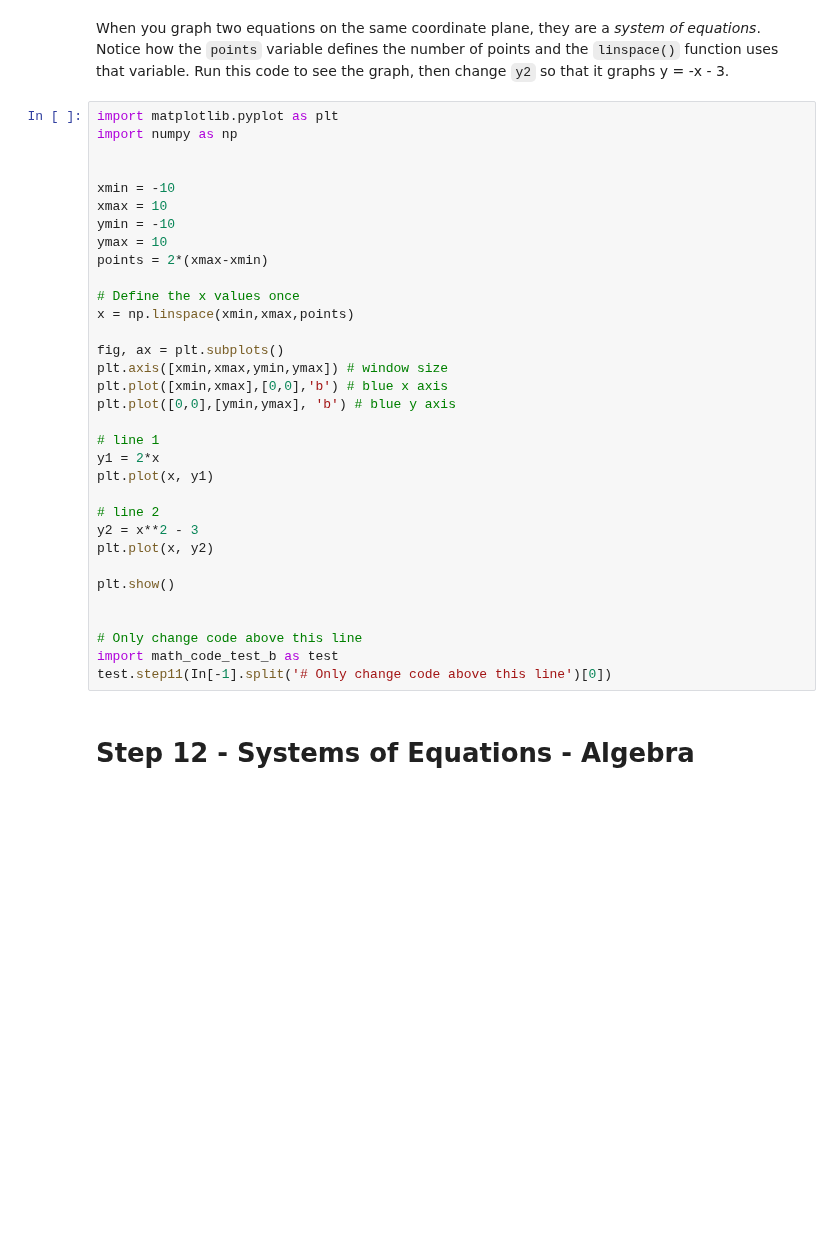
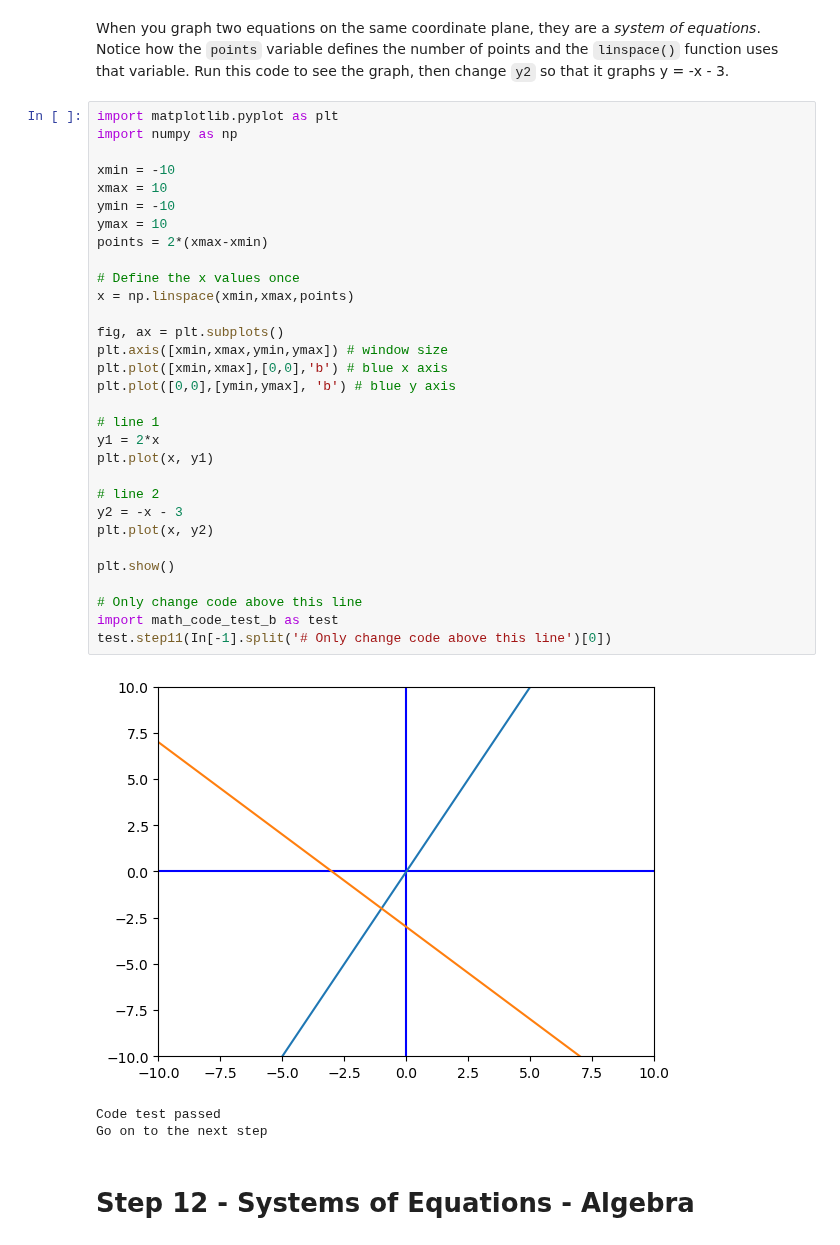
Before and after one commit to barbellfan/CollegeAlgebraJup, a Jupyter notebook: FoundationalMath/Foundational_Math_2_(Learn).ipynb, the cells around one changed output. Drawn from its saved outputs; the diff is of its cells as text; blank space fills up the shorter version.

```diff
--- a/FoundationalMath/Foundational_Math_2_(Learn).ipynb
+++ b/FoundationalMath/Foundational_Math_2_(Learn).ipynb
@@ -344,36 +360,38 @@ When you graph two equations on the same coordinate plane, they are a <i>system
 # %%
 import matplotlib.pyplot as plt
 import numpy as np
-
 
 xmin = -10
 xmax = 10
 ymin = -10
 ymax = 10
 points = 2*(xmax-xmin)
 
 # Define the x values once
 x = np.linspace(xmin,xmax,points)
 
 fig, ax = plt.subplots()
 plt.axis([xmin,xmax,ymin,ymax]) # window size
 plt.plot([xmin,xmax],[0,0],'b') # blue x axis
 plt.plot([0,0],[ymin,ymax], 'b') # blue y axis
 
 # line 1
 y1 = 2*x
 plt.plot(x, y1)
 
 # line 2
-y2 = x**2 - 3
+y2 = -x - 3
 plt.plot(x, y2)
 
 plt.show()
 
-
 # Only change code above this line
 import math_code_test_b as test
 test.step11(In[-1].split('# Only change code above this line')[0])
+# %% [output]
+[figure, added]
+Code test passed
+Go on to the next step
 # %% [markdown]
 # Step 12 - Systems of Equations - Algebra
 # %% [markdown]
```
Also changed, not shown: parts of 17 cells of this notebook.
